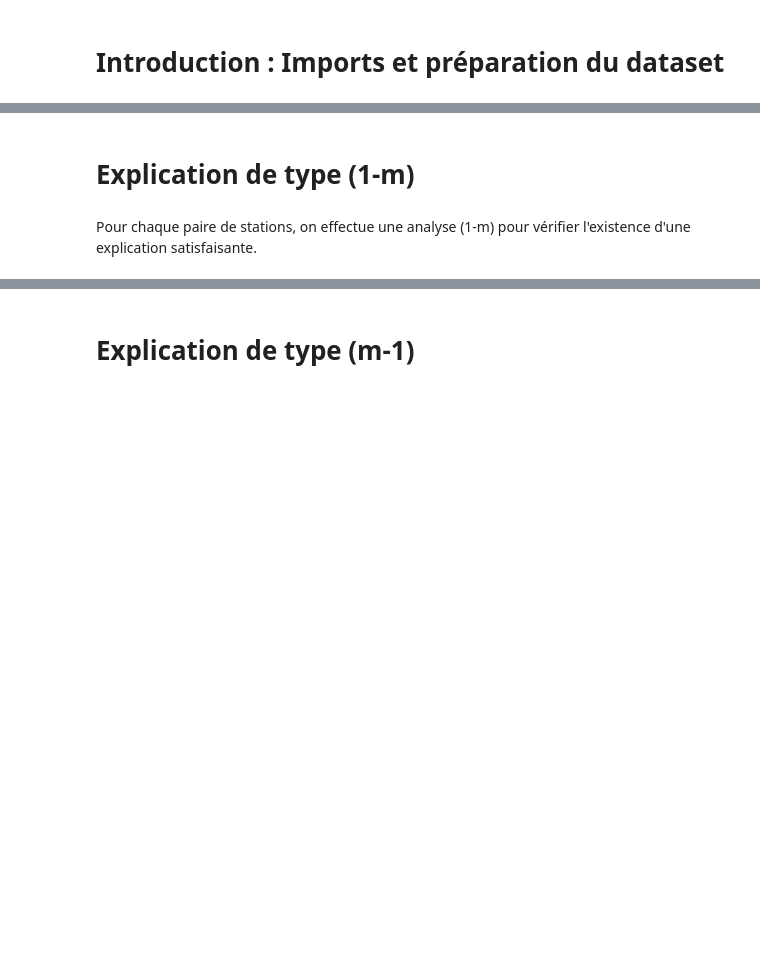
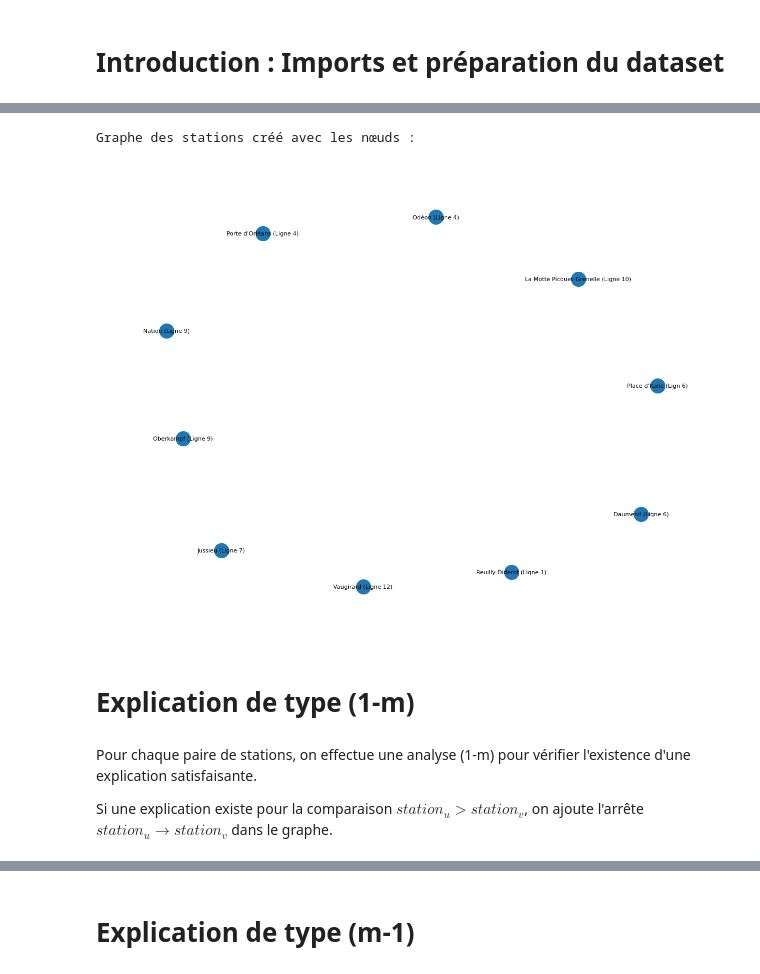
Before and after one commit to chrissbsh/Projet, a Jupyter notebook: tp_RATP.ipynb, the cells around one changed output, grey strips where cells are left out. Saved outputs shown, nothing was run; the diff lists cells and outputs as text; code cells hidden in the pictures; blank space fills up the shorter version.

Commit message:
Représentation sous forme de graphe

```diff
--- a/tp_RATP.ipynb
+++ b/tp_RATP.ipynb
@@ -23,4 +25,13 @@ data = pd.read_excel(
 
 # Réécriture des poids dans un dictionnaire
 df_weights.columns = data.columns
+
 weights = df_weights.iloc[0].to_dict()
+stations = data.to_dict(orient="index")
+
+def get_station(station_name: str) -> pd.Series:
+    return stations[station_name] # type: ignore
+
+print("Données chargées :")
+print("Stations :", list(stations.keys()))
+print("Poids :", weights)
@@ -27,5 +42,33 @@ weights = df_weights.iloc[0].to_dict()
+# %%
+# Création d'un graphe pour représenter les stations et leurs relations de comparaison
+stations_graph = nx.DiGraph()
+for station_name, _ in stations.items():
+    stations_graph.add_node(station_name, label=station_name)
+
+print("Graphe des stations créé avec les nœuds :")
+
+def show_stations_graph(graphe: nx.DiGraph = stations_graph) -> None:
+    pos = nx.spring_layout(graphe, seed=42, k=1.2)
+    plt.figure(figsize=(12, 9))
+    nx.draw(graphe, pos, with_labels=True, node_size=400, font_size=8, arrows=True)
+    # marge manuelle pour "dézoomer"
+    xs = [p[0] for p in pos.values()]
+    ys = [p[1] for p in pos.values()]
+    pad = 0.25
+    plt.xlim(min(xs) - pad, max(xs) + pad)
+    plt.ylim(min(ys) - pad, max(ys) + pad)
+    plt.axis("off")
+    plt.tight_layout()
+    plt.show()
+
+show_stations_graph()
+# %% [output]
+Graphe des stations créé avec les nœuds :
+[figure, added]
 # %% [markdown]
 # Explication de type (1-m)
 # %% [markdown]
 Pour chaque paire de stations, on effectue une analyse (1-m) pour vérifier l'existence d'une explication satisfaisante.
+
+Si une explication existe pour la comparaison $station_{u} > station_{v}$, on ajoute l'arrête $station_{u} \rightarrow station_{v}$ dans le graphe.
 # %%
```
Also changed, not shown: parts of 9 cells of this notebook.
